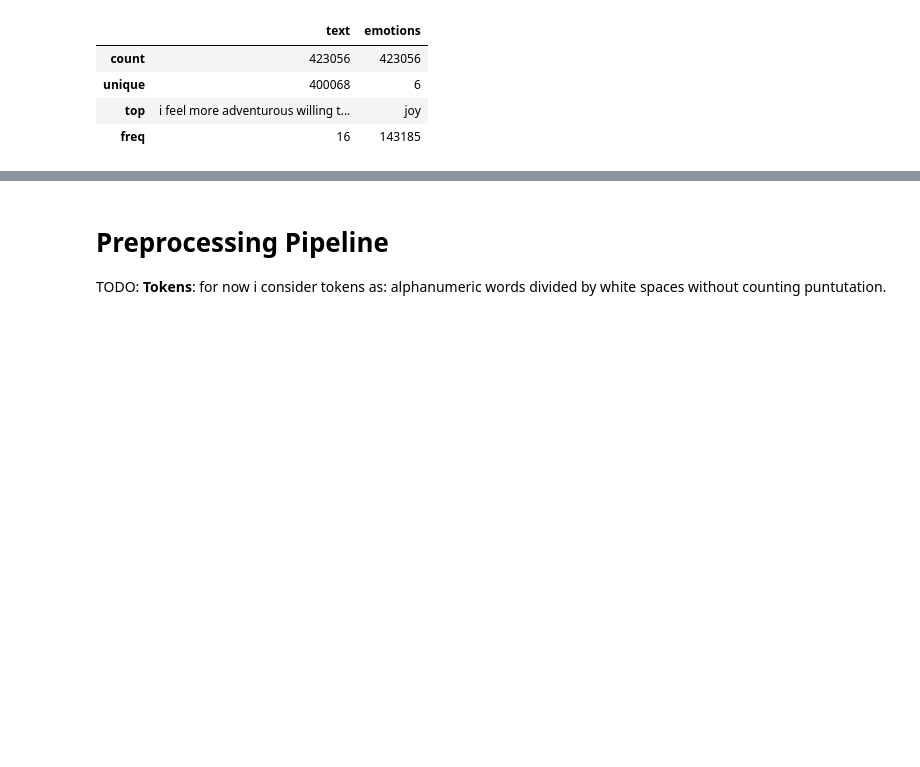
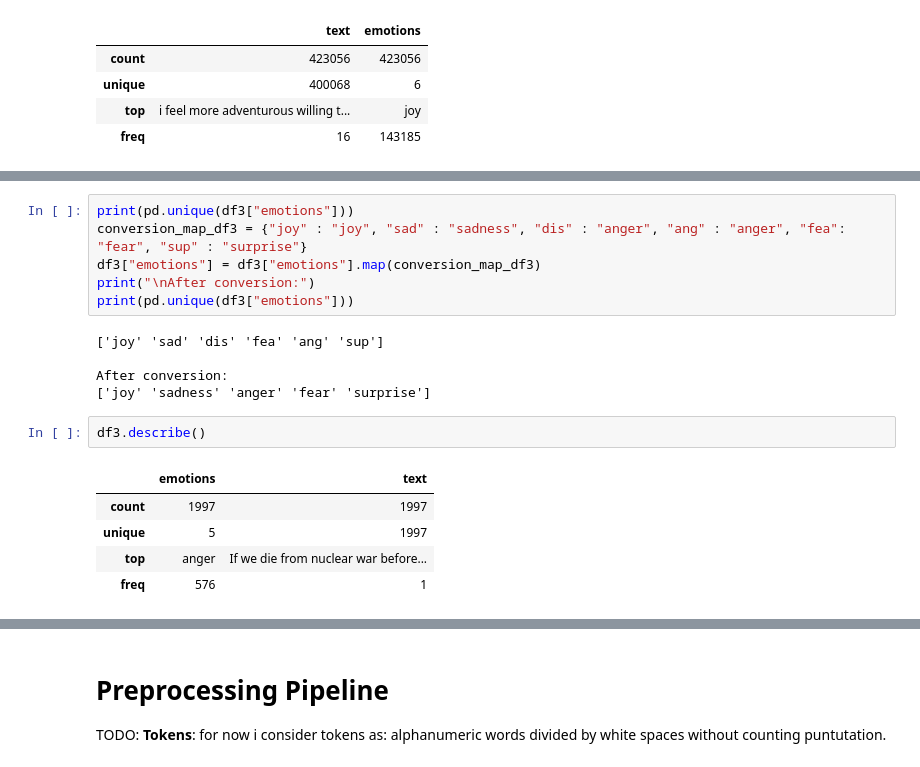
Before and after one commit to moka-co/twitter_emo_classification, a Jupyter notebook: emotion_classification.ipynb, the cells around one changed output, grey strips where cells are left out. Drawn from its saved outputs; the diff is of its cells as text; blank space fills up the shorter version.

```diff
--- a/emotion_classification.ipynb
+++ b/emotion_classification.ipynb
@@ -203,0 +244,19 @@ merged_dataset.describe()
+# %%
+print(pd.unique(df3["emotions"]))
+conversion_map_df3 = {"joy" : "joy", "sad" : "sadness", "dis" : "anger", "ang" : "anger", "fea": "fear", "sup" : "surprise"}
+df3["emotions"] = df3["emotions"].map(conversion_map_df3)
+print("\nAfter conversion:")
+print(pd.unique(df3["emotions"]))
+# %% [output]
+['joy' 'sad' 'dis' 'fea' 'ang' 'sup']
+
+After conversion:
+['joy' 'sadness' 'anger' 'fear' 'surprise']
+# %%
+df3.describe()
+# %% [output]
+|  | emotions | text |
+| count | 1997 | 1997 |
+| unique | 5 | 1997 |
+| top | anger | If we die from nuclear war before... |
+| freq | 576 | 1 |
```
Also changed, not shown: parts of 45 cells of this notebook.
